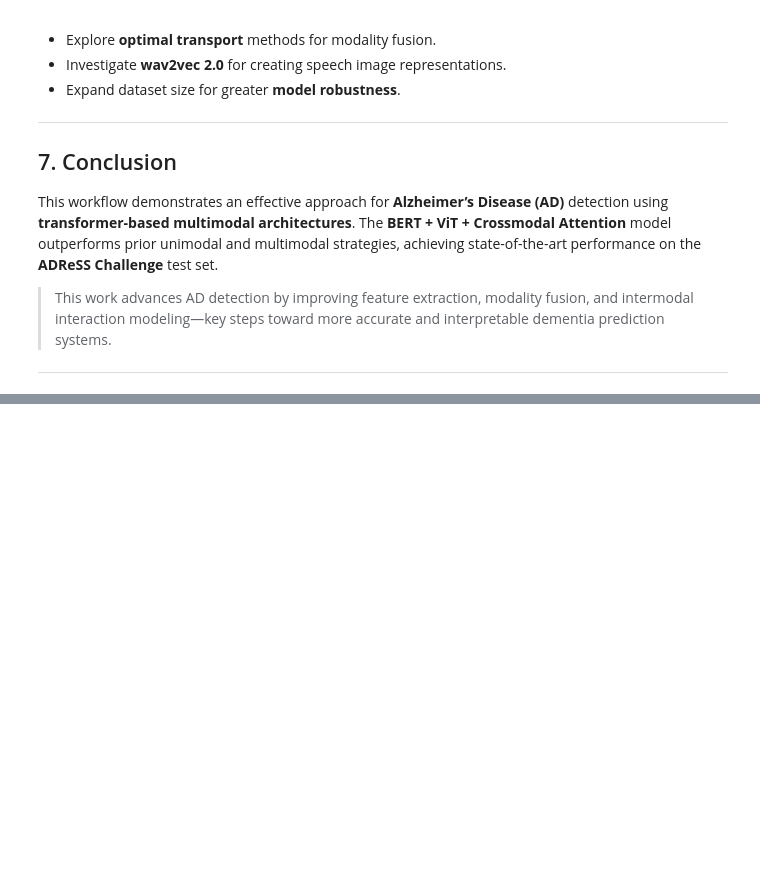
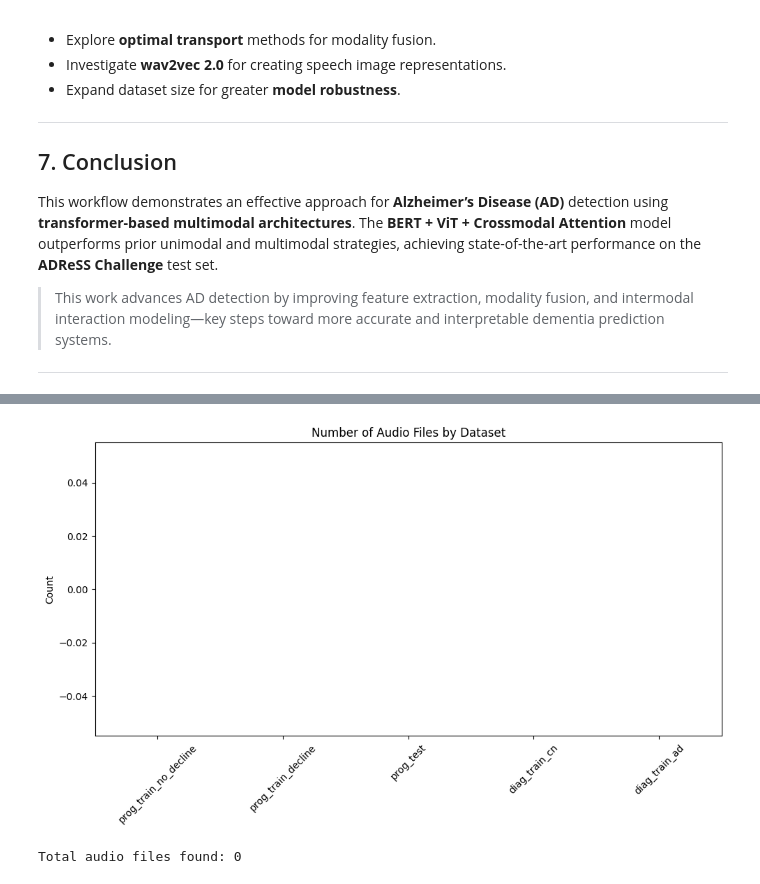
Before and after one commit to fjadidi2001/AD_Prediction, a Jupyter notebook: Detecting_dementia_from_speech_and_transcripts_using_transformers.ipynb, the cells around one changed output, grey strips where cells are left out. Saved outputs shown, nothing was run; the diff lists cells and outputs as text; code cells hidden in the pictures; blank space fills up the shorter version.

Commit message:
added packages

```diff
--- a/Detecting_dementia_from_speech_and_transcripts_using_transformers.ipynb
+++ b/Detecting_dementia_from_speech_and_transcripts_using_transformers.ipynb
@@ -169,3 +169,76 @@ This workflow demonstrates an effective approach for **Alzheimer’s Disease (AD
 > This work advances AD detection by improving feature extraction, modality fusion, and intermodal interaction modeling—key steps toward more accurate and interpretable dementia prediction systems.
 
 ---
+# %%
+# Cell 1: Setup and Mount Google Drive
+import os
+import glob
+import tarfile
+import pandas as pd
+import numpy as np
+import matplotlib.pyplot as plt
+import seaborn as sns
+from google.colab import drive
+import pkg_resources
+
+# Mount Google Drive
+drive.mount('/content/drive')
+
+# Install required packages
+!pip install -q librosa soundfile torch transformers torchaudio matplotlib seaborn
+
+# Define paths
+data_path = '/content/drive/MyDrive/Voice/ADRESS021/'
+extracted_path = '/content/extracted_audio/'
+os.makedirs(extracted_path, exist_ok=True)
+
+# Extract .tgz files
+tgz_files = [
+    os.path.join(data_path, 'ADReSSo21-progression-train.tgz'),
+    os.path.join(data_path, 'ADReSSo21-progression-test.tgz'),
+    os.path.join(data_path, 'ADReSSo21-diagnosis-train.tgz')
+]
+
+def extract_tgz(tgz_path, extract_to):
+    try:
+        with tarfile.open(tgz_path, 'r:gz') as tar:
+            tar.extractall(path=extract_to)
+        print(f"Successfully extracted {tgz_path}")
+    except Exception as e:
+        print(f"Error extracting {tgz_path}: {str(e)}")
+
+for tgz in tgz_files:
+    if os.path.exists(tgz):
+        extract_tgz(tgz, extracted_path)
+    else:
+        print(f"Skipping {tgz}: File does not exist.")
+
+# Find audio files
+audio_files = {
+    'prog_train_no_decline': glob.glob(os.path.join(extracted_path, 'ADReSSo21/progression/train/audio/no_decline/*.wav')),
+    'prog_train_decline': glob.glob(os.path.join(extracted_path, 'ADReSSo21/progression/train/audio/decline/*.wav')),
+    'prog_test': glob.glob(os.path.join(extracted_path, 'ADReSSo21/progression/test-dist/audio/*.wav')),
+    'diag_train_cn': glob.glob(os.path.join(extracted_path, 'ADReSSo21/diagnosis/train/audio/cn/*.wav')),
+    'diag_train_ad': glob.glob(os.path.join(extracted_path, 'ADReSSo21/diagnosis/train/audio/ad/*.wav'))
+}
+
+# Visualization 1: Table of package versions
+packages = ['librosa', 'soundfile', 'torch', 'transformers', 'torchaudio', 'matplotlib', 'seaborn']
+pkg_versions = {pkg: pkg_resources.get_distribution(pkg).version for pkg in packages}
+pkg_df = pd.DataFrame(list(pkg_versions.items()), columns=['Package', 'Version'])
+print("\nTable of Installed Package Versions:")
+display(pkg_df)
+
+# Visualization 2: Bar chart of audio file counts
+audio_counts = {key: len(files) for key, files in audio_files.items()}
+plt.figure(figsize=(10, 6))
+sns.barplot(x=list(audio_counts.keys()), y=list(audio_counts.values()))
+plt.title('Number of Audio Files by Dataset')
+plt.xticks(rotation=45)
+plt.ylabel('Count')
+plt.tight_layout()
+plt.show()
+
+# Print summary
+print(f"Total audio files found: {sum(audio_counts.values())}")
+# %% [output]
@@ -171,0 +259,2 @@ This workflow demonstrates an effective approach for **Alzheimer’s Disease (AD
+[figure, added]
+Total audio files found: 0
```
Also changed, not shown: parts of 2 cells of this notebook.
